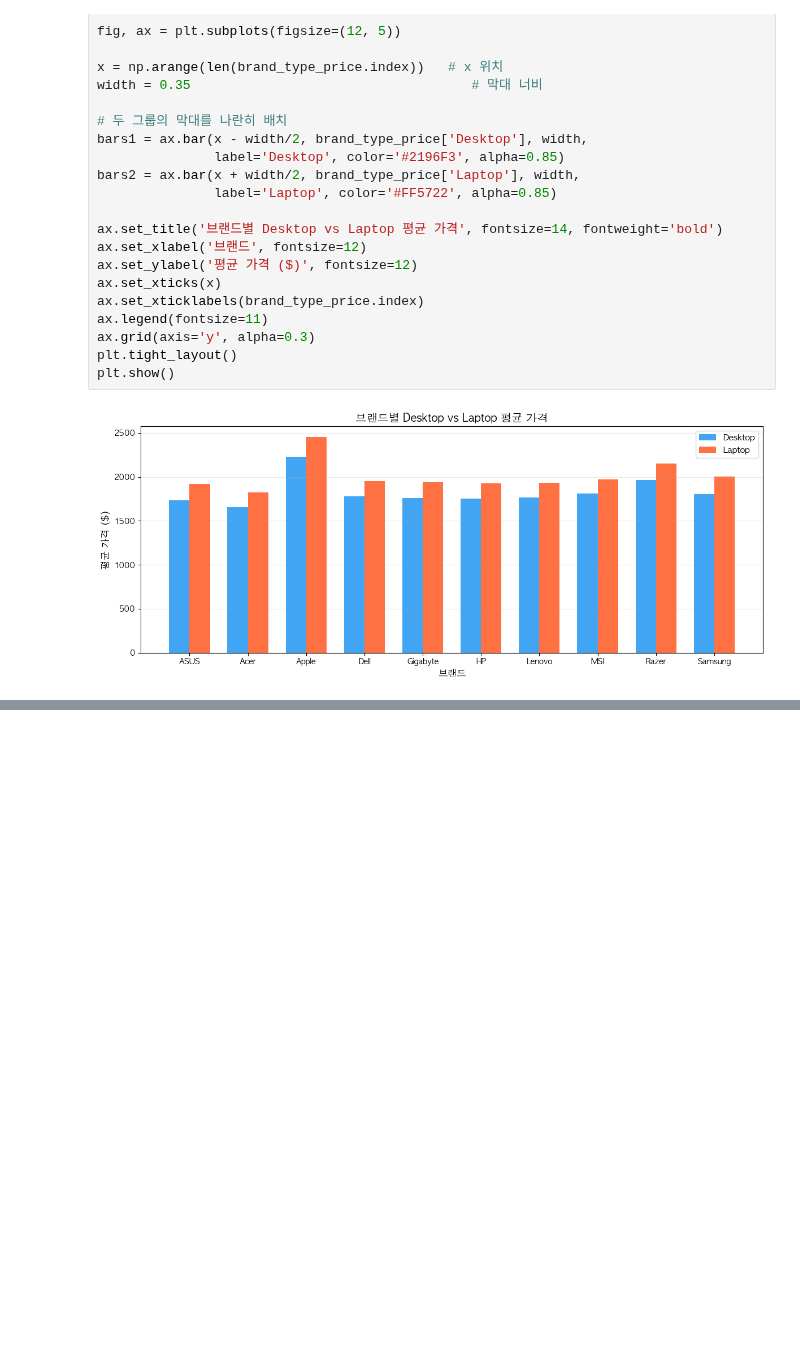
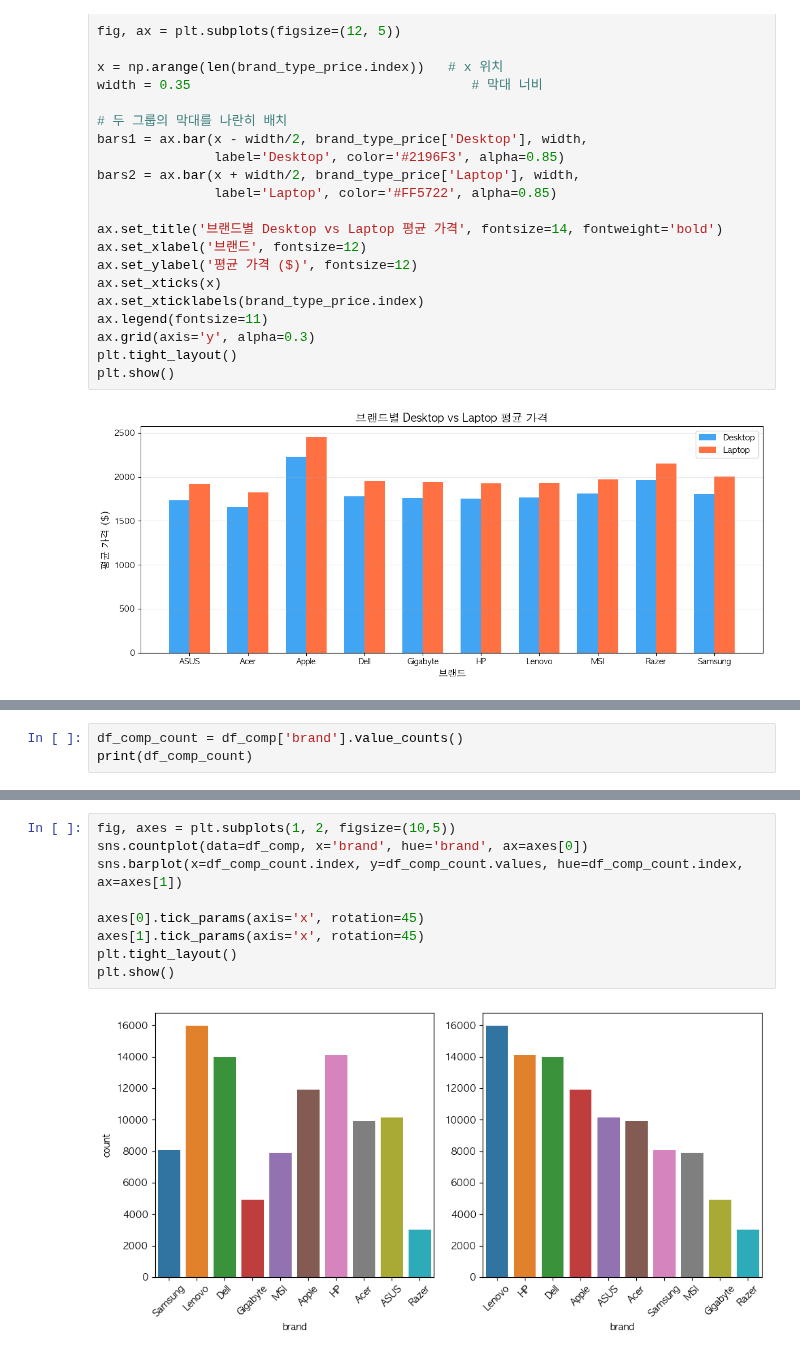
Before and after one commit to icesnake72/aice, a Jupyter notebook: test05.ipynb, the cells around one changed output, grey strips where cells are left out. Drawn from its saved outputs; the diff is of its cells as text; blank space fills up the shorter version.

```diff
--- a/test05.ipynb
+++ b/test05.ipynb
@@ -306,0 +312,3 @@ plt.show()
+# %%
+df_comp_count = df_comp['brand'].value_counts()
+print(df_comp_count)
@@ -306,0 +328,11 @@ plt.show()
+# %%
+fig, axes = plt.subplots(1, 2, figsize=(10,5))
+sns.countplot(data=df_comp, x='brand', hue='brand', ax=axes[0])
+sns.barplot(x=df_comp_count.index, y=df_comp_count.values, hue=df_comp_count.index, ax=axes[1])
+
+axes[0].tick_params(axis='x', rotation=45)
+axes[1].tick_params(axis='x', rotation=45)
+plt.tight_layout()
+plt.show()
+# %% [output]
+[figure, added]
```
Also changed, not shown: parts of 21 cells of this notebook, 4 other files.
